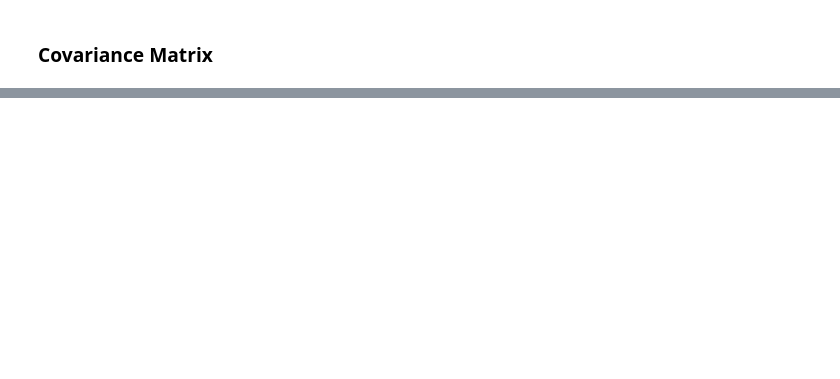
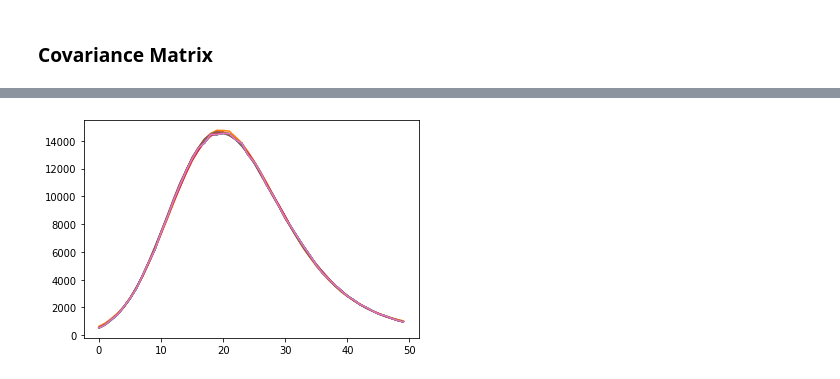
Before and after one commit to listerchen319/UndergradStudentProjects, a Jupyter notebook: Jamie_and_Lister/VanessasNotebooks/PeakCounts.ipynb, the cells around one changed output, grey strips where cells are left out. Drawn from its saved outputs; the diff is of its cells as text; code cells hidden in the pictures; blank space fills up the shorter version.

```diff
--- a/Jamie_and_Lister/VanessasNotebooks/PeakCounts.ipynb
+++ b/Jamie_and_Lister/VanessasNotebooks/PeakCounts.ipynb
@@ -157,0 +183,13 @@ best_params = results[index[0]]
+# %%
+# did they all land in the same minimum?
+print(log_posts)
+plt.plot(log_posts,ls='', marker='o')
+plt.show()
+
+for ii in range(param_ests.shape[-1]):
+    if ii==2:
+        plt.scatter(param_ests[:,ii],param_ests[:,0])
+    else:
+        plt.scatter(param_ests[:,ii],param_ests[:,ii+1])
+    plt.show()
+# parameters are pretty much all over the place
@@ -163,0 +217,9 @@ plt.plot(fwdmodel(best_params))
+# %%
+# let's look at all minima:
+plt.plot(data)
+for ii in range(len(param_ests)):
+    plt.plot(fwdmodel(param_ests[ii]))
+    plt.plot(data)
+## all of them seem to be consistent with the data!
+# %% [output]
+[figure, added]
```
Also changed, not shown: parts of 37 cells of this notebook.
